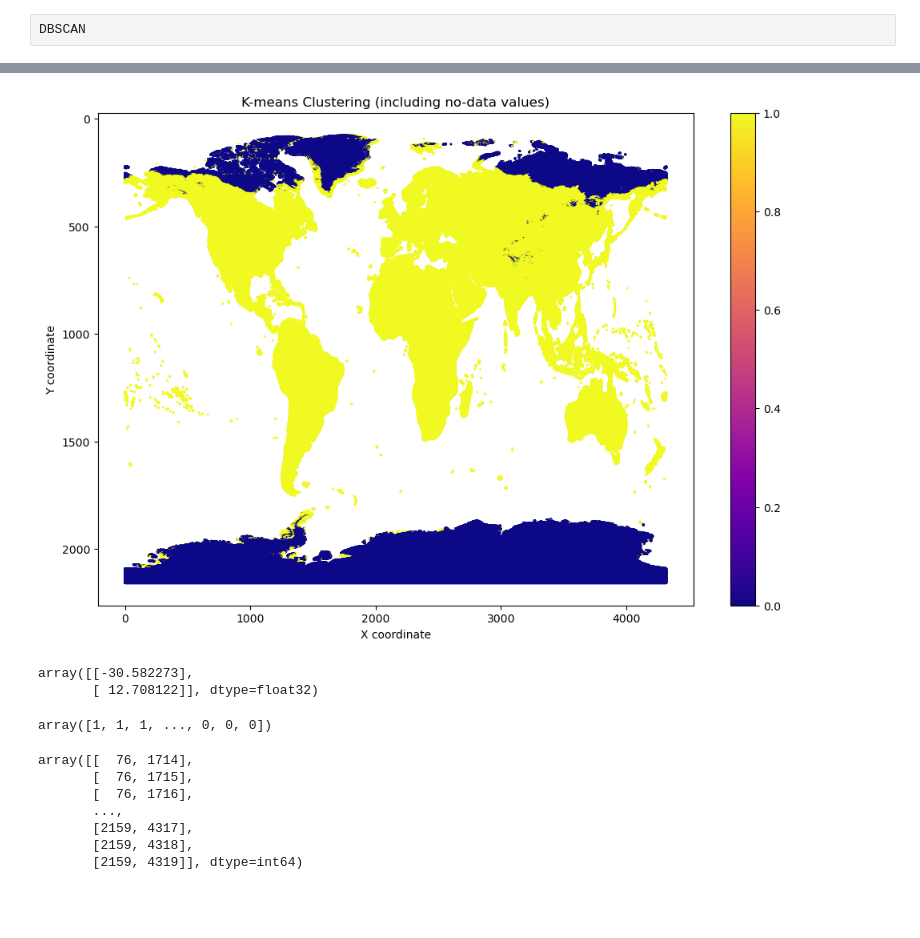
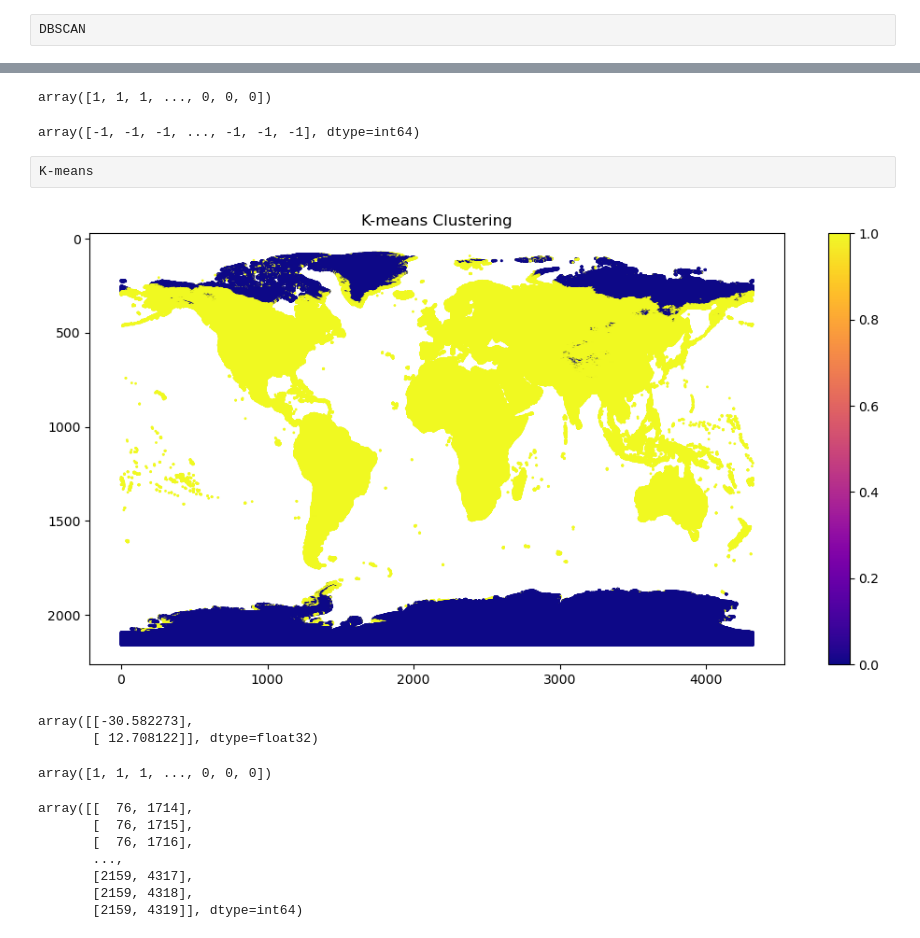
Before and after one commit to deekenyah1/final_year_worldclim, a Jupyter notebook: RASTERIO PROJECT.ipynb, the cells around one changed output, grey strips where cells are left out. Saved outputs shown, nothing was run; the diff lists cells and outputs as text; code cells hidden in the pictures; blank space fills up the shorter version.

```diff
--- a/RASTERIO PROJECT.ipynb
+++ b/RASTERIO PROJECT.ipynb
@@ -360,35 +328,40 @@ plt.show()
+# %%
+labels
+# %% [output]
+array([1, 1, 1, ..., 0, 0, 0])
+# %%
+db.fit_predict(coords)
+# %% [output]
+array([-1, -1, -1, ..., -1, -1, -1], dtype=int64)
+# %% [raw]
+K-means
 # %%
 data = dataset1a.read()
 nodata = dataset1a.nodata
 
-coords = np.column_stack(np.nonzero(np.all(data != nodata, axis=0)))  # Get all coordinates where data has values
-flattened_data = data[:, coords[:, 0], coords[:, 1]].T  # Reshape for K-means
+coords = np.column_stack(np.nonzero(np.all(data != nodata, axis=0)))
+flattened_data = data[:, coords[:, 0], coords[:, 1]]
 
-# Apply K-means
-n_clusters = 2  # Number of clusters
-kmeans = KMeans(n_clusters=n_clusters, random_state=0).fit(flattened_data)
+kmeans = KMeans(n_clusters=2, random_state=0).fit(flattened_data)
 labels = kmeans.labels_
 
-# Plot the results as a scatter map
-plt.figure(figsize=(12, 8))
-scatter = plt.scatter(coords[:, 1], coords[:, 0], c=labels, cmap='plasma', s=1)
+plt.figure(figsize=(12, 6))
+plt.scatter(coords[:, 1], coords[:, 0], c=labels, cmap='plasma', s=1)
 plt.colorbar()
-plt.title('K-means Clustering (including no-data values)')
-plt.xlabel('X coordinate')
-plt.ylabel('Y coordinate')
-plt.gca().invert_yaxis()  # Invert y-axis to match the raster's origin
+plt.title('K-means Clustering')
+plt.gca().invert_yaxis()
 plt.show()
 # %% [output]
-[figure, old version]
+[figure, new version]
 # %%
 kmeans.cluster_centers_
 # %% [output]
 array([[-30.582273],
        [ 12.708122]], dtype=float32)
-# %%
-kmeans.fit_predict(coords)
-# %% [output]
-array([1, 1, 1, ..., 0, 0, 0])
+# %%
+kmeans.fit_predict(coords)
+# %% [output]
+array([1, 1, 1, ..., 0, 0, 0])
 # %%
 coords
 # %% [output]
```
Also changed, not shown: parts of 15 cells of this notebook.
